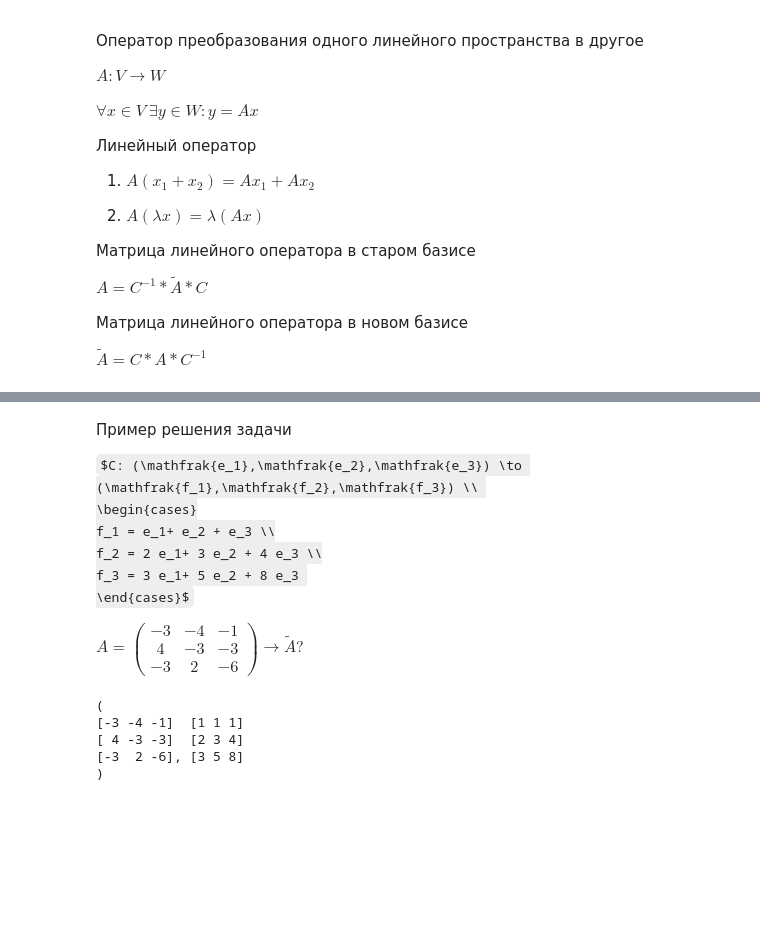
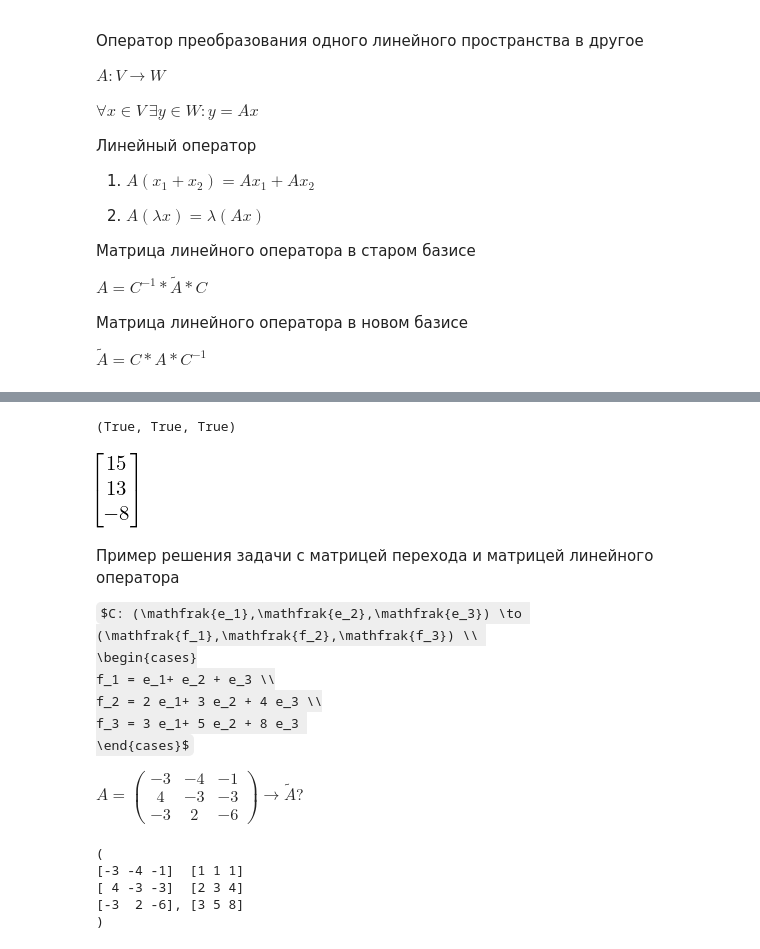
Before and after one commit to OlgaBelitskaya/linear_algebra_practice, a Jupyter notebook: work1_12.ipynb, the cells around one changed output, grey strips where cells are left out. Drawn from its saved outputs; the diff is of its cells as text; code cells hidden in the pictures; some formulas as TeX source; blank space fills up the shorter version.

```diff
--- a/work1_12.ipynb
+++ b/work1_12.ipynb
@@ -323,0 +332,13 @@ $\tilde{A} = C * A * C^{-1}$
+# %%
+a = matrix(SR,[[1,3,3,0,0,0,0,0,0],
+               [-3,-3,-2,0,0,0,0,0,0],
+               [-2,2,3,0,0,0,0,0,0],
+               [0,0,0,1,3,3,0,0,0],
+               [0,0,0,-3,-3,-2,0,0,0],
+               [0,0,0,-2,2,3,0,0,0],
+               [0,0,0,0,0,0,1,3,3],
+               [0,0,0,0,0,0,-3,-3,-2],
+               [0,0,0,0,0,0,-2,2,3]])
+b = matrix(SR, 9, [1,-2,4,4,-1,1,-2,2,-2])
+a = matrix(SR, 3, [x[0] for x in a.solve_right(b)])
+a
@@ -323,0 +356,3 @@ $\tilde{A} = C * A * C^{-1}$
+# %%
+e = matrix(SR,3,[-19,7,16])
+f = a * e; f
@@ -324,5 +379,17 @@ $\tilde{A} = C * A * C^{-1}$
+# %%
+e1 = sympy.Matrix(3,1,[1,3,3]); f1 = sympy.Matrix(3,1,[1,4,-2])
+e2 = sympy.Matrix(3,1,[-3,-3,-2]); f2 = sympy.Matrix(3,1,[-2,-1,2])
+e3 = sympy.Matrix(3,1,[-2,2,3]); f3 = sympy.Matrix(3,1,[4,1,-2])
+A * e1 == f1, A * e2 == f2, A * e3 == f3
+# %% [output]
+(True, True, True)
+# %%
+e = sympy.Matrix(3,1,[-19,7,16])
+f = A * e; f
+# %% [output]
+[figure, added]
 # %% [markdown]
-Пример решения задачи
+Пример решения задачи с матрицей перехода и матрицей линейного оператора
 
 $C: (\mathfrak{e_1},\mathfrak{e_2},\mathfrak{e_3}) \to (\mathfrak{f_1},\mathfrak{f_2},\mathfrak{f_3}) \\
 \begin{cases}
```
Also changed, not shown: parts of 7 cells of this notebook.
